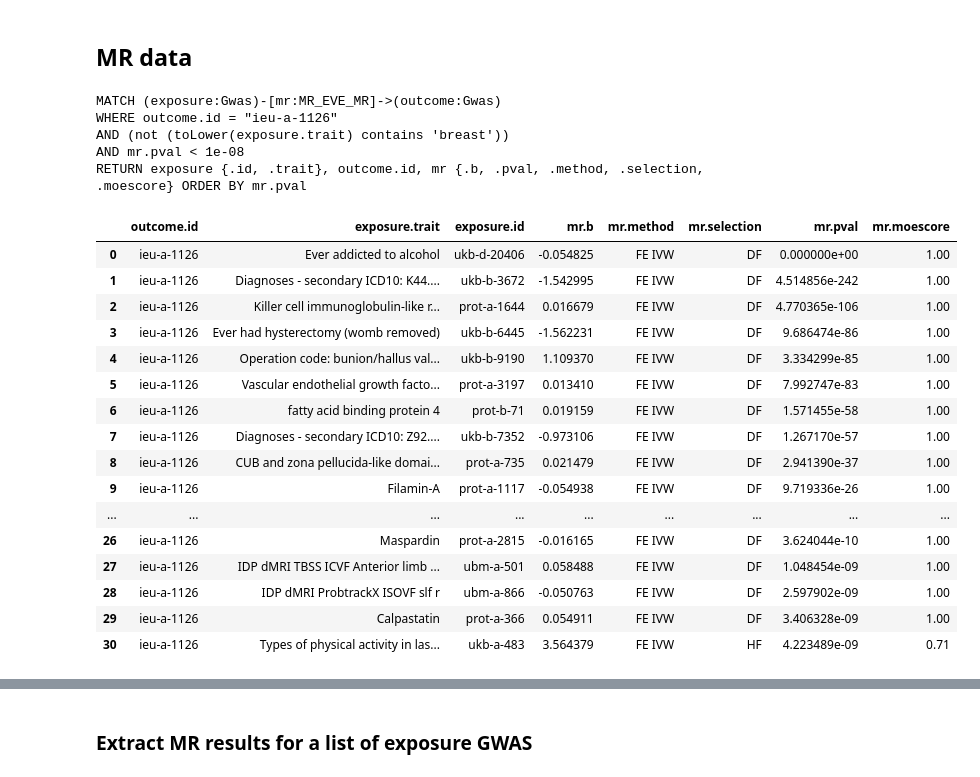
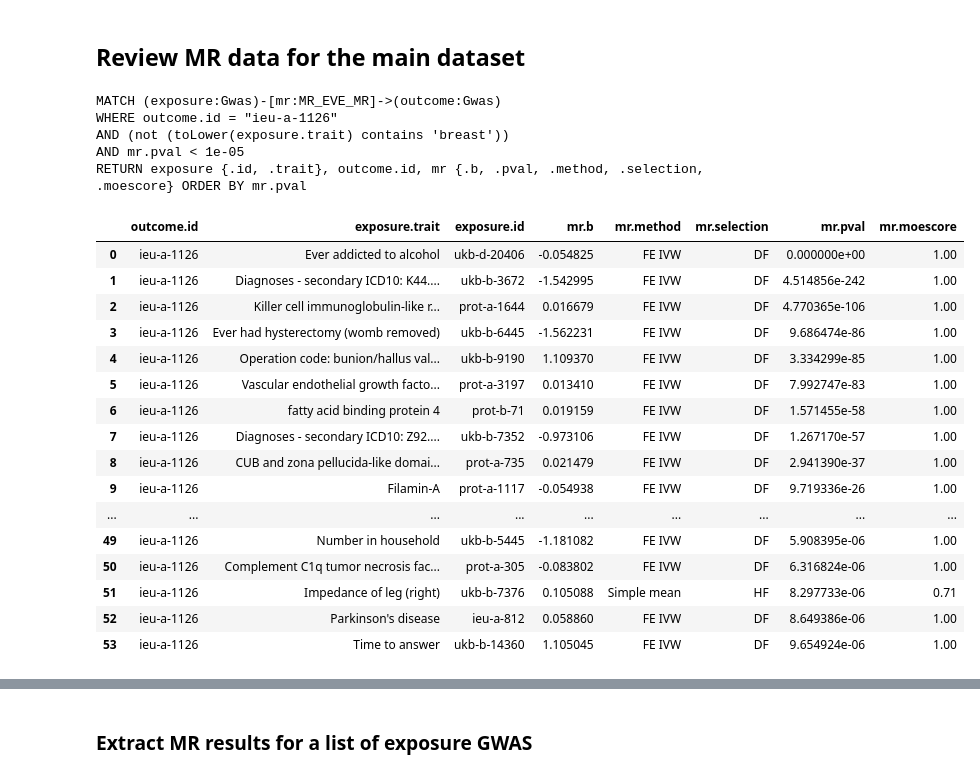
Before and after one commit to mvab/epigraphdb-breast-cancer, a Jupyter notebook: python/6_breast_cancer_gwas_mr.ipynb, the cells around one changed output, grey strips where cells are left out. Drawn from its saved outputs; the diff is of its cells as text; code cells hidden in the pictures.

```diff
--- a/python/6_breast_cancer_gwas_mr.ipynb
+++ b/python/6_breast_cancer_gwas_mr.ipynb
@@ -2,11 +2,11 @@
 import pandas as pd
 import json
 from environs import Env
-from graph_functions import query_to_df,start_graph_session, start_graph_session_crashdown
+from graph_functions import query_to_df,start_graph_session, start_graph_session_crashdown_w_auth
 from IPython.display import Image
 
 
 env = Env()
 #session = start_graph_session(env)
-session = start_graph_session_crashdown(env)
+session = start_graph_session_crashdown_w_auth(env)
 # %% [output]
@@ -131,37 +135,37 @@ all_bc_gwas
 # %% [markdown]
-## MR data
+## Review MR data for the main dataset
 # %%
 # MR test
 query = """
 MATCH (exposure:Gwas)-[mr:MR_EVE_MR]->(outcome:Gwas)
 WHERE outcome.id = "ieu-a-1126"
 AND (not (toLower(exposure.trait) contains 'breast'))
-AND mr.pval < 1e-08
+AND mr.pval < 1e-05
 RETURN exposure {.id, .trait}, outcome.id, mr {.b, .pval, .method, .selection, .moescore} ORDER BY mr.pval
 """
 df = query_to_df(session, query)
 df
 # %% [output]
 MATCH (exposure:Gwas)-[mr:MR_EVE_MR]->(outcome:Gwas)
 WHERE outcome.id = "ieu-a-1126"
 AND (not (toLower(exposure.trait) contains 'breast'))
-AND mr.pval < 1e-08
+AND mr.pval < 1e-05
 RETURN exposure {.id, .trait}, outcome.id, mr {.b, .pval, .method, .selection, .moescore} ORDER BY mr.pval
 |  | outcome.id | exposure.trait | exposure.id | mr.b | mr.method | mr.selection | mr.pval | mr.moescore |
 | 0 | ieu-a-1126 | Ever addicted to alcohol | ukb-d-20406 | -0.054825 | FE IVW | DF | 0.000000e+00 | 1.00 |
 | 1 | ieu-a-1126 | Diagnoses - secondary ICD10: K44.... | ukb-b-3672 | -1.542995 | FE IVW | DF | 4.514856e-242 | 1.00 |
 | 2 | ieu-a-1126 | Killer cell immunoglobulin-like r... | prot-a-1644 | 0.016679 | FE IVW | DF | 4.770365e-106 | 1.00 |
 | 3 | ieu-a-1126 | Ever had hysterectomy (womb removed) | ukb-b-6445 | -1.562231 | FE IVW | DF | 9.686474e-86 | 1.00 |
 | 4 | ieu-a-1126 | Operation code: bunion/hallus val... | ukb-b-9190 | 1.109370 | FE IVW | DF | 3.334299e-85 | 1.00 |
 | 5 | ieu-a-1126 | Vascular endothelial growth facto... | prot-a-3197 | 0.013410 | FE IVW | DF | 7.992747e-83 | 1.00 |
 | 6 | ieu-a-1126 | fatty acid binding protein 4 | prot-b-71 | 0.019159 | FE IVW | DF | 1.571455e-58 | 1.00 |
 | 7 | ieu-a-1126 | Diagnoses - secondary ICD10: Z92.... | ukb-b-7352 | -0.973106 | FE IVW | DF | 1.267170e-57 | 1.00 |
 | 8 | ieu-a-1126 | CUB and zona pellucida-like domai... | prot-a-735 | 0.021479 | FE IVW | DF | 2.941390e-37 | 1.00 |
 | 9 | ieu-a-1126 | Filamin-A | prot-a-1117 | -0.054938 | FE IVW | DF | 9.719336e-26 | 1.00 |
 | ... | ... | ... | ... | ... | ... | ... | ... | ... |
-| 26 | ieu-a-1126 | Maspardin | prot-a-2815 | -0.016165 | FE IVW | DF | 3.624044e-10 | 1.00 |
-| 27 | ieu-a-1126 | IDP dMRI TBSS ICVF Anterior limb ... | ubm-a-501 | 0.058488 | FE IVW | DF | 1.048454e-09 | 1.00 |
-| 28 | ieu-a-1126 | IDP dMRI ProbtrackX ISOVF slf r | ubm-a-866 | -0.050763 | FE IVW | DF | 2.597902e-09 | 1.00 |
-| 29 | ieu-a-1126 | Calpastatin | prot-a-366 | 0.054911 | FE IVW | DF | 3.406328e-09 | 1.00 |
-| 30 | ieu-a-1126 | Types of physical activity in las... | ukb-a-483 | 3.564379 | FE IVW | HF | 4.223489e-09 | 0.71 |
+| 49 | ieu-a-1126 | Number in household | ukb-b-5445 | -1.181082 | FE IVW | DF | 5.908395e-06 | 1.00 |
+| 50 | ieu-a-1126 | Complement C1q tumor necrosis fac... | prot-a-305 | -0.083802 | FE IVW | DF | 6.316824e-06 | 1.00 |
+| 51 | ieu-a-1126 | Impedance of leg (right) | ukb-b-7376 | 0.105088 | Simple mean | HF | 8.297733e-06 | 0.71 |
+| 52 | ieu-a-1126 | Parkinson's disease | ieu-a-812 | 0.058860 | FE IVW | DF | 8.649386e-06 | 1.00 |
+| 53 | ieu-a-1126 | Time to answer | ukb-b-14360 | 1.105045 | FE IVW | DF | 9.654924e-06 | 1.00 |
 # %%
```
Also changed, not shown: parts of 17 cells of this notebook.
